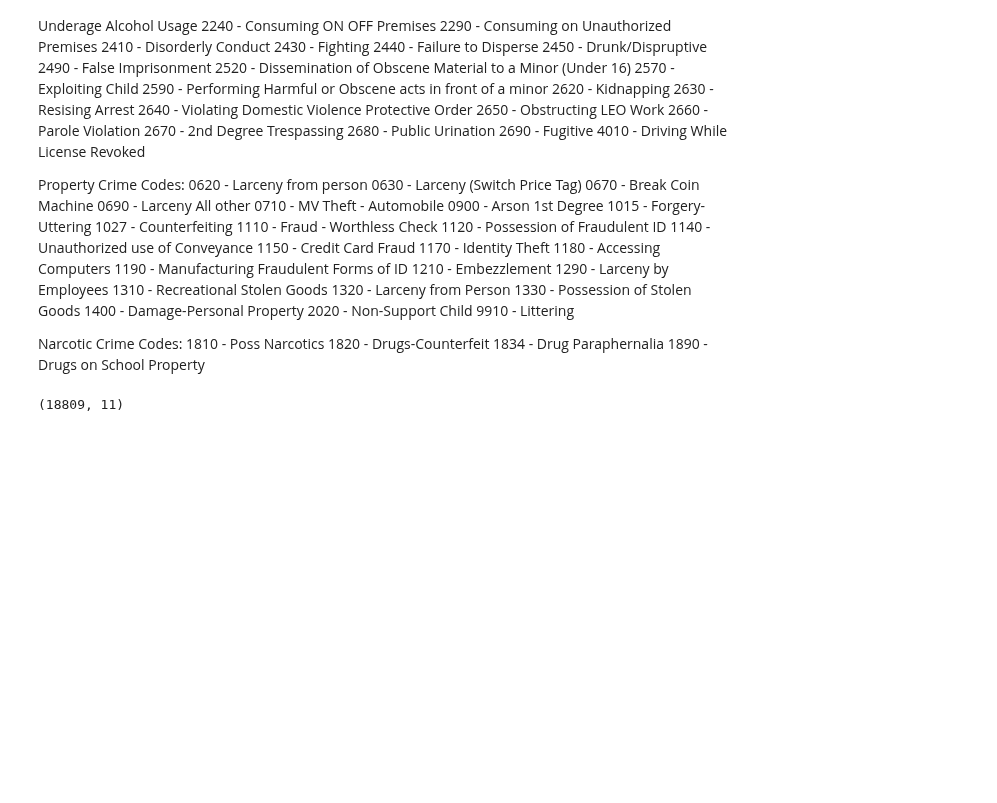
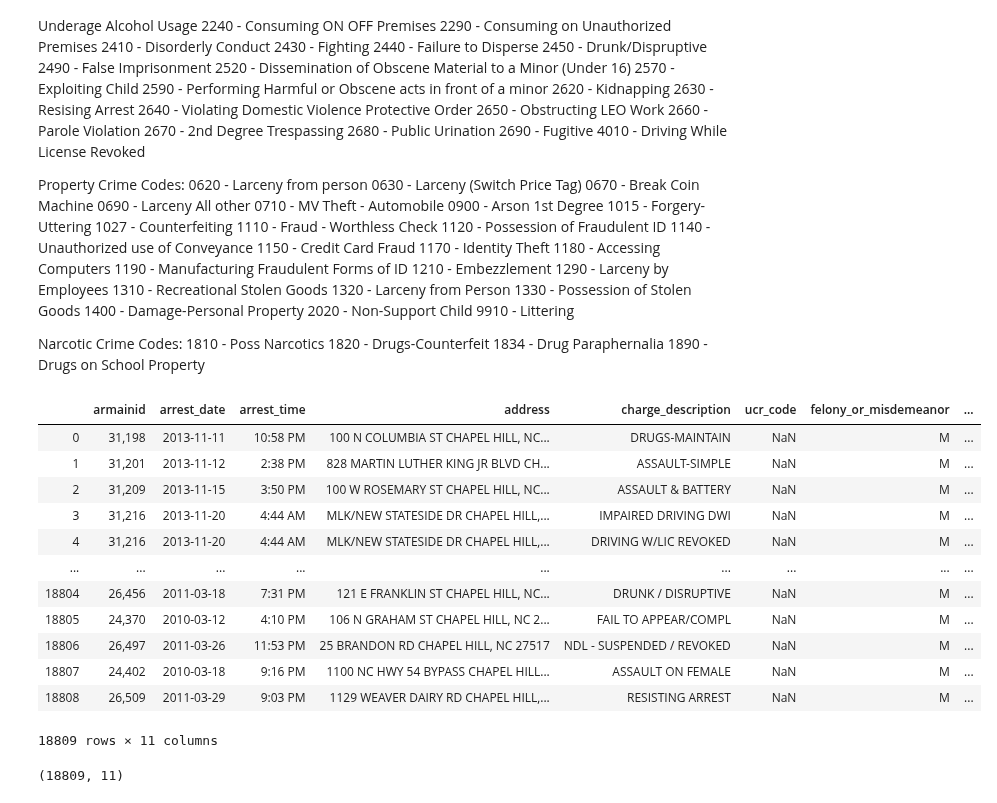
Before and after one commit to ConnorNelson1/Data_Analysis-Group-Project, a Jupyter notebook: CV_Group_Presentation.01-Copy1.ipynb, the cells around one changed output. Drawn from its saved outputs; the diff is of its cells as text; code cells hidden in the pictures; blank space fills up the shorter version.

```diff
--- a/CV_Group_Presentation.01-Copy1.ipynb
+++ b/CV_Group_Presentation.01-Copy1.ipynb
@@ -258,16 +260,44 @@ Narcotic Crime Codes:
     1834 - Drug Paraphernalia
     1890 - Drugs on School Property
 # %%
+pam = pa.read_csv('../police-arrests-made.csv', sep = ';')
+
 pam_dict1 = {x:'Violent Crime' for x in list(set(pam.ucr_code))
-             if x in ['0110','0640','0200','0300','0410','0411','0510','0810','0811','0820','1530'
-                      ,'1550','1590','1710','1720','1730','1770','1780','2030','2090','2100','2212',
-                      '2214','2222','2223','2230','2240','2290','2410','2430','2440','2450','2490',
-                      '2520','2570','2590','2620','2630','2640','2650','2670','2680','2690','4010']}
+             if x == [110,640,200,300,410,411,510,810,811,820,1530
+                      ,1550,1590,1710,1720,1730,1770,1780,2030,2090,2100,2212,
+                      2214,2222,2223,2230,2240,2290,2410,2430,2440,2450,2490,
+                      2520,2570,2590,2620,2630,2640,2650,2670,2680,2690,4010]}
 pam_dict2 = {x:'Property Crime' for x in list(set(pam.ucr_code))
-             if x in ['0620','0630','0670','0690','0710','0900','1015','1027','1110','1120','1140','1150','1170','1180','1190','1210','1290','1310','1320',
-                      '1330','1400','2020']}
+             if x == [620,630,670,690,710,900,1015,1027,1110,1120,1140,1150,1170,1180,1190,1210,1290,1310,1320,
+                      1330,1400,2020]}
 pam_dict3 = {x:'Narcotic Crime' for x in list (set(pam.ucr_code))
-             if x in ['1810','1820','1834','1890']}
+             if x == [1810,1820,1834,1890]}
+
+pam_dict1.update(pam_dict2) # merge the two dictionaries
+
+pam_dict1.update(pam_dict3) # merge the third dictionary
+
+
+pam_2 = pam.copy()   # pandas.dataframe is a mutable object so we use the .copy() command
+                         # otherwise changes to pam_2 will change major
+
+pam_2.ucr_code = pam_2.ucr_code.map(pam_dict1)  # use the dictionary we made to recode the values with .map()
+
+pam_2 # print the dataframe to check if there is a problem
+# %% [output]
+|  | armainid | arrest_date | arrest_time | address | charge_description | ucr_code | felony_or_misdemeanor | ... |
+| 0 | 31,198 | 2013-11-11 | 10:58 PM | 100 N COLUMBIA ST CHAPEL HILL, NC... | DRUGS-MAINTAIN | NaN | M | ... |
+| 1 | 31,201 | 2013-11-12 | 2:38 PM | 828 MARTIN LUTHER KING JR BLVD CH... | ASSAULT-SIMPLE | NaN | M | ... |
+| 2 | 31,209 | 2013-11-15 | 3:50 PM | 100 W ROSEMARY ST CHAPEL HILL, NC... | ASSAULT & BATTERY | NaN | M | ... |
+| 3 | 31,216 | 2013-11-20 | 4:44 AM | MLK/NEW STATESIDE DR CHAPEL HILL,... | IMPAIRED DRIVING DWI | NaN | M | ... |
+| 4 | 31,216 | 2013-11-20 | 4:44 AM | MLK/NEW STATESIDE DR CHAPEL HILL,... | DRIVING W/LIC REVOKED | NaN | M | ... |
+| ... | ... | ... | ... | ... | ... | ... | ... | ... |
+| 18804 | 26,456 | 2011-03-18 | 7:31 PM | 121 E FRANKLIN ST CHAPEL HILL, NC... | DRUNK / DISRUPTIVE | NaN | M | ... |
+| 18805 | 24,370 | 2010-03-12 | 4:10 PM | 106 N GRAHAM ST CHAPEL HILL, NC 2... | FAIL TO APPEAR/COMPL | NaN | M | ... |
+| 18806 | 26,497 | 2011-03-26 | 11:53 PM | 25 BRANDON RD CHAPEL HILL, NC 27517 | NDL - SUSPENDED / REVOKED | NaN | M | ... |
+| 18807 | 24,402 | 2010-03-18 | 9:16 PM | 1100 NC HWY 54 BYPASS CHAPEL HILL... | ASSAULT ON FEMALE | NaN | M | ... |
+| 18808 | 26,509 | 2011-03-29 | 9:03 PM | 1129 WEAVER DAIRY RD CHAPEL HILL,... | RESISTING ARREST | NaN | M | ... |
+18809 rows × 11 columns
 # %%
 pam.shape
 # %% [output]
```
Also changed, not shown: parts of 2 cells of this notebook.
